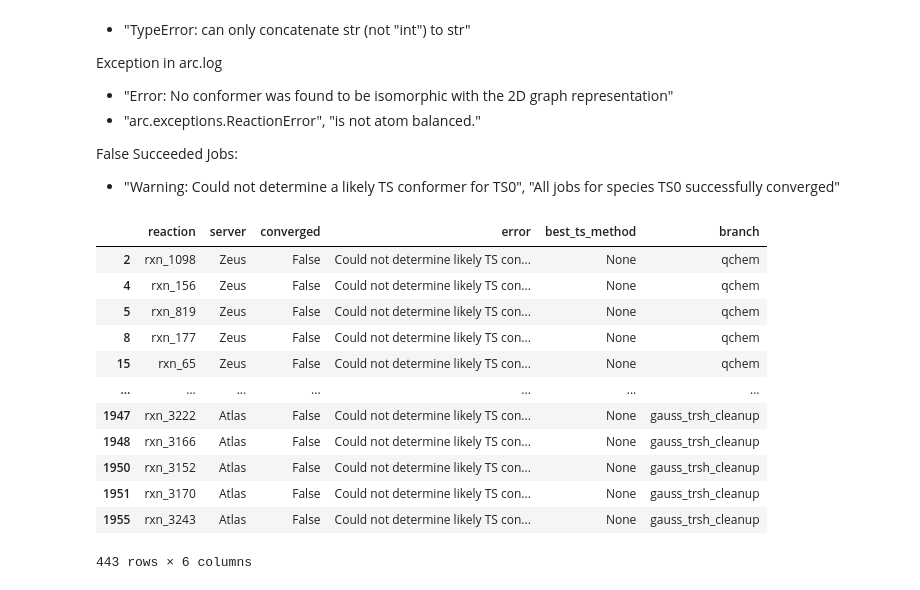
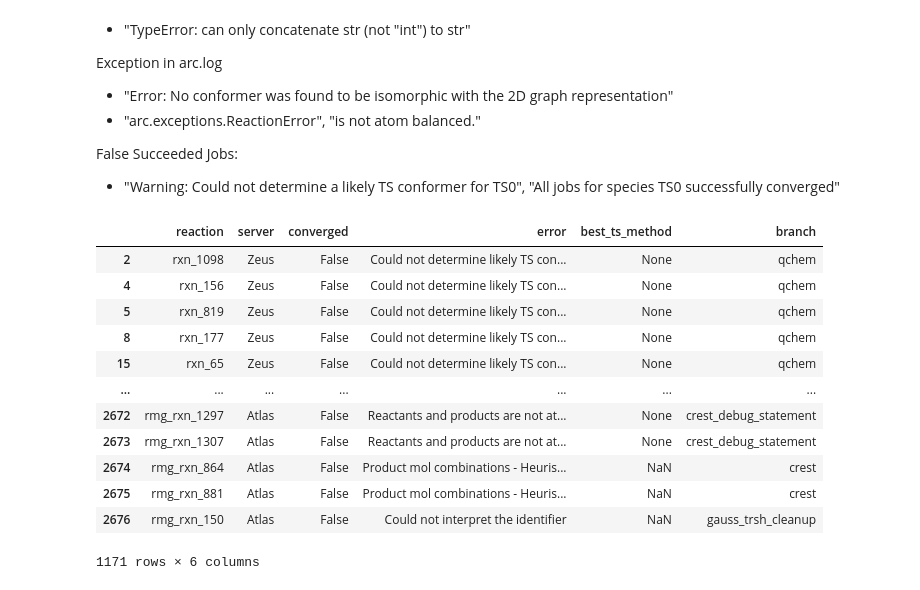
Before and after one commit to calvinp0/arc_analysis, a Jupyter notebook: arc_job_failure.ipynb, the cells around one changed output. Cells and saved outputs as stored; diff of their text form; code cells hidden in the pictures.

Commit message:
Implement ARC Job Status Checking enhancements

```diff
--- a/arc_job_failure.ipynb
+++ b/arc_job_failure.ipynb
@@ -45,6 +43,16 @@ def git_branch(data):
                 return match.group(1)
             else:
                 return 'main'
+
+def check_ts_all_fail(data):
+    """
+    """
+    for line in data:
+        if 'Heuristics did not find any successful TS guesses' in line:
+            return True
+    return False
 # %%
-main_paths = {'Zeus':["/home/calvin/Dropbox/PersonalFolders/Calvin/HAb_Converged"], 'Atlas': ["/home/calvin/Dropbox/PersonalFolders/Calvin/ATLAS_Converged", "/home/calvin/Dropbox/PersonalFolders/Calvin/ATLAS_Converged/NonRMG"]}
+main_paths = {'Zeus':["/home/calvin/Dropbox/PersonalFolders/Calvin/HAb_Converged", "/home/calvin/Dropbox/PersonalFolders/Calvin/ZEUS_Failed",
+                      "/home/calvin/Dropbox/PersonalFolders/Calvin/ZEUS_Converged"], 'Atlas': ["/home/calvin/Dropbox/PersonalFolders/Calvin/ATLAS_Converged", "/home/calvin/Dropbox/PersonalFolders/Calvin/ATLAS_Converged/NonRMG",
+                                                                                                                                                        "/home/calvin/Dropbox/PersonalFolders/Calvin/ATLAS_Failed"]}
 # %%
@@ -124,17 +318,17 @@ for server, item in main_paths.items():
 # %%
 # We need to check that `converged` column, when False, has an `error` and if nto filled, show whcih ones
-reaction_data[reaction_data['converged'] == False & reaction_data['error'].isnull()]
+reaction_data[reaction_data['converged'] == False]
 # %% [output]
 |  | reaction | server | converged | error | best_ts_method | branch |
 | 2 | rxn_1098 | Zeus | False | Could not determine likely TS con... | None | qchem |
 | 4 | rxn_156 | Zeus | False | Could not determine likely TS con... | None | qchem |
 | 5 | rxn_819 | Zeus | False | Could not determine likely TS con... | None | qchem |
 | 8 | rxn_177 | Zeus | False | Could not determine likely TS con... | None | qchem |
 | 15 | rxn_65 | Zeus | False | Could not determine likely TS con... | None | qchem |
 | ... | ... | ... | ... | ... | ... | ... |
-| 1947 | rxn_3222 | Atlas | False | Could not determine likely TS con... | None | gauss_trsh_cleanup |
-| 1948 | rxn_3166 | Atlas | False | Could not determine likely TS con... | None | gauss_trsh_cleanup |
-| 1950 | rxn_3152 | Atlas | False | Could not determine likely TS con... | None | gauss_trsh_cleanup |
-| 1951 | rxn_3170 | Atlas | False | Could not determine likely TS con... | None | gauss_trsh_cleanup |
-| 1955 | rxn_3243 | Atlas | False | Could not determine likely TS con... | None | gauss_trsh_cleanup |
+| 2672 | rmg_rxn_1297 | Atlas | False | Reactants and products are not at... | None | crest_debug_statement |
+| 2673 | rmg_rxn_1307 | Atlas | False | Reactants and products are not at... | None | crest_debug_statement |
+| 2674 | rmg_rxn_864 | Atlas | False | Product mol combinations - Heuris... | NaN | crest |
+| 2675 | rmg_rxn_881 | Atlas | False | Product mol combinations - Heuris... | NaN | crest |
+| 2676 | rmg_rxn_150 | Atlas | False | Could not interpret the identifier | NaN | gauss_trsh_cleanup |
-443 rows × 6 columns
+1171 rows × 6 columns
```
Also changed, not shown: parts of 11 cells of this notebook, 2 other files.
